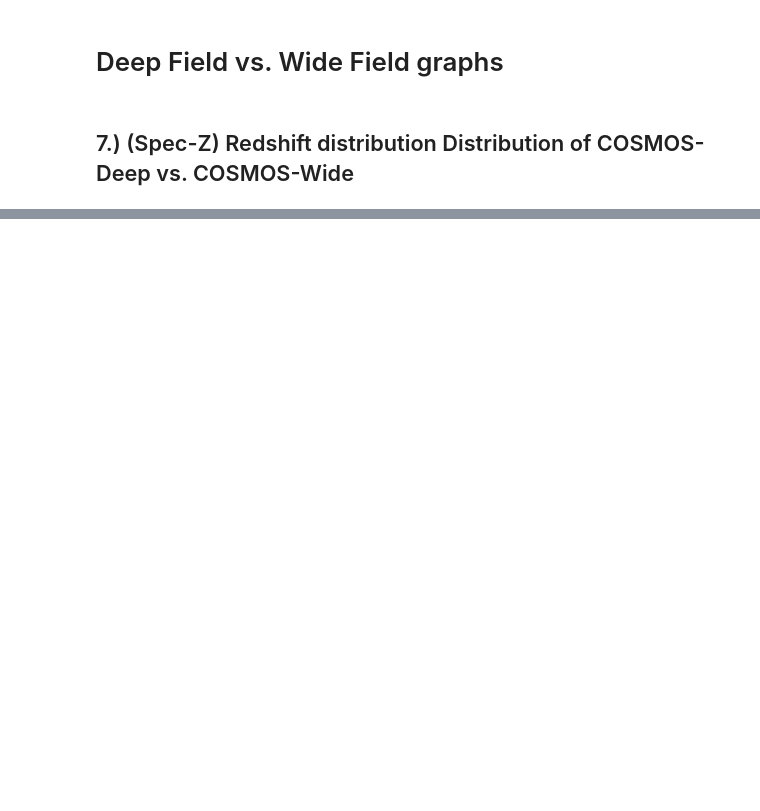
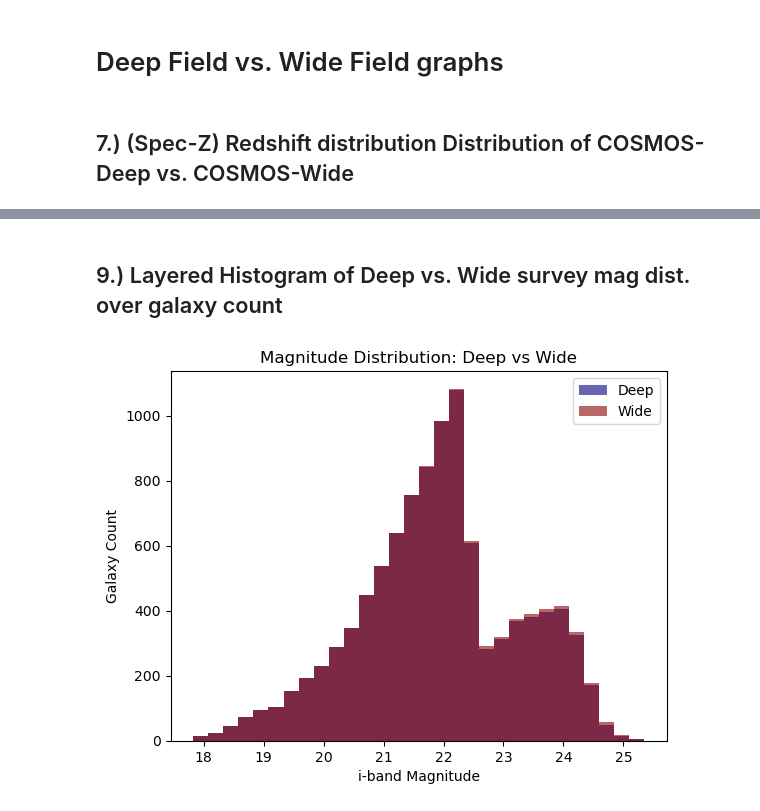
Before and after one commit to MiaBeatty/usrp_project, a Jupyter notebook: usrp_beatty.ipynb, the cells around one changed output, grey strips where cells are left out. Saved outputs shown, nothing was run; the diff lists cells and outputs as text; code cells hidden in the pictures; blank space fills up the shorter version.

```diff
--- a/usrp_beatty.ipynb
+++ b/usrp_beatty.ipynb
@@ -360,0 +427,12 @@ plt.show()
+# %% [markdown]
+## 9.) Layered Histogram of Deep vs. Wide survey mag dist. over galaxy count
+# %%
+plt.hist(deep['BDF_MAG_DERED_CALIB_I'].dropna(), bins=30, alpha=0.6, label='Deep', color='navy')
+plt.hist(wide['BDF_MAG_DERED_CALIB_I'].dropna(), bins=30, alpha=0.6, label='Wide', color='darkred')
+plt.xlabel('i-band Magnitude')
+plt.ylabel('Galaxy Count')
+plt.title('Magnitude Distribution: Deep vs Wide')
+plt.legend()
+plt.show()
+# %% [output]
+[figure, added]
```
Also changed, not shown: parts of 19 cells of this notebook.
